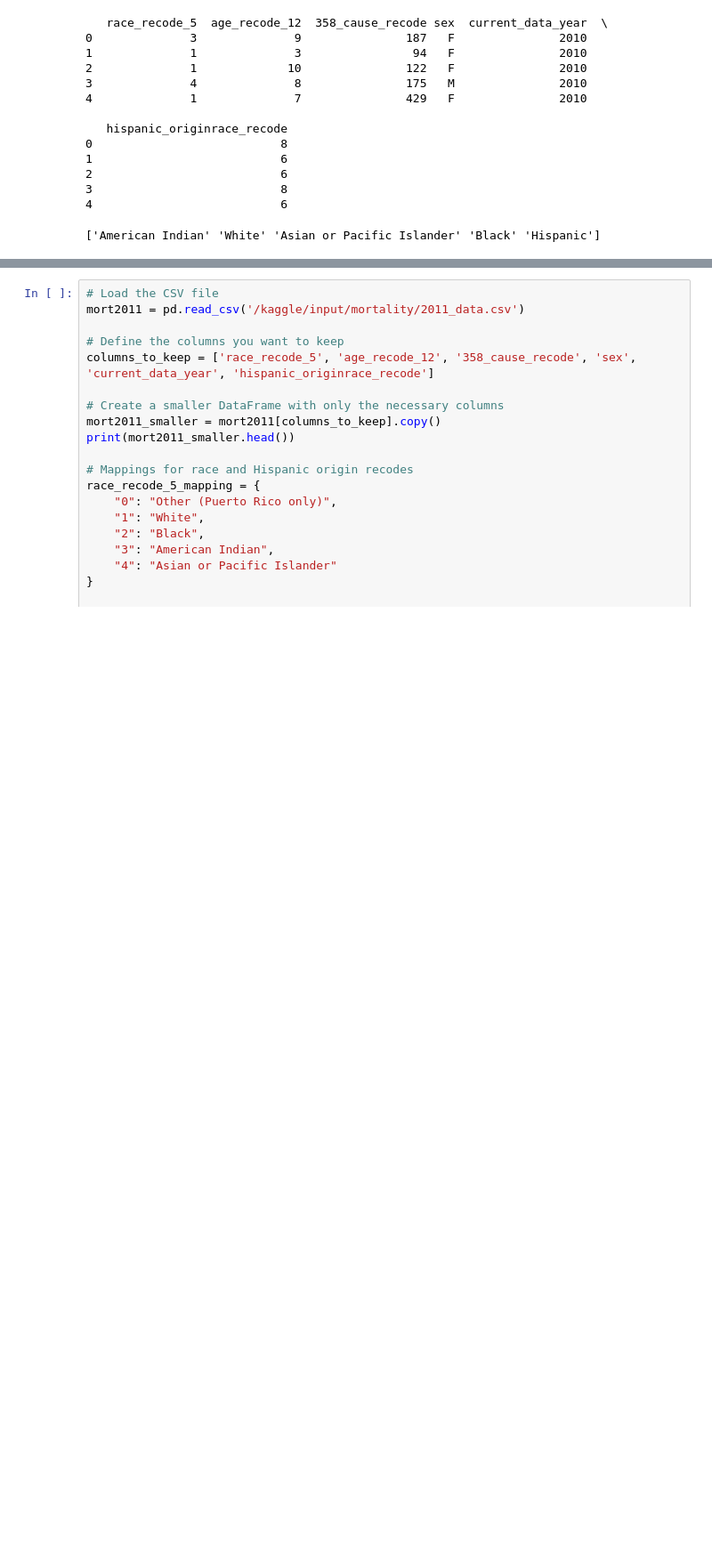
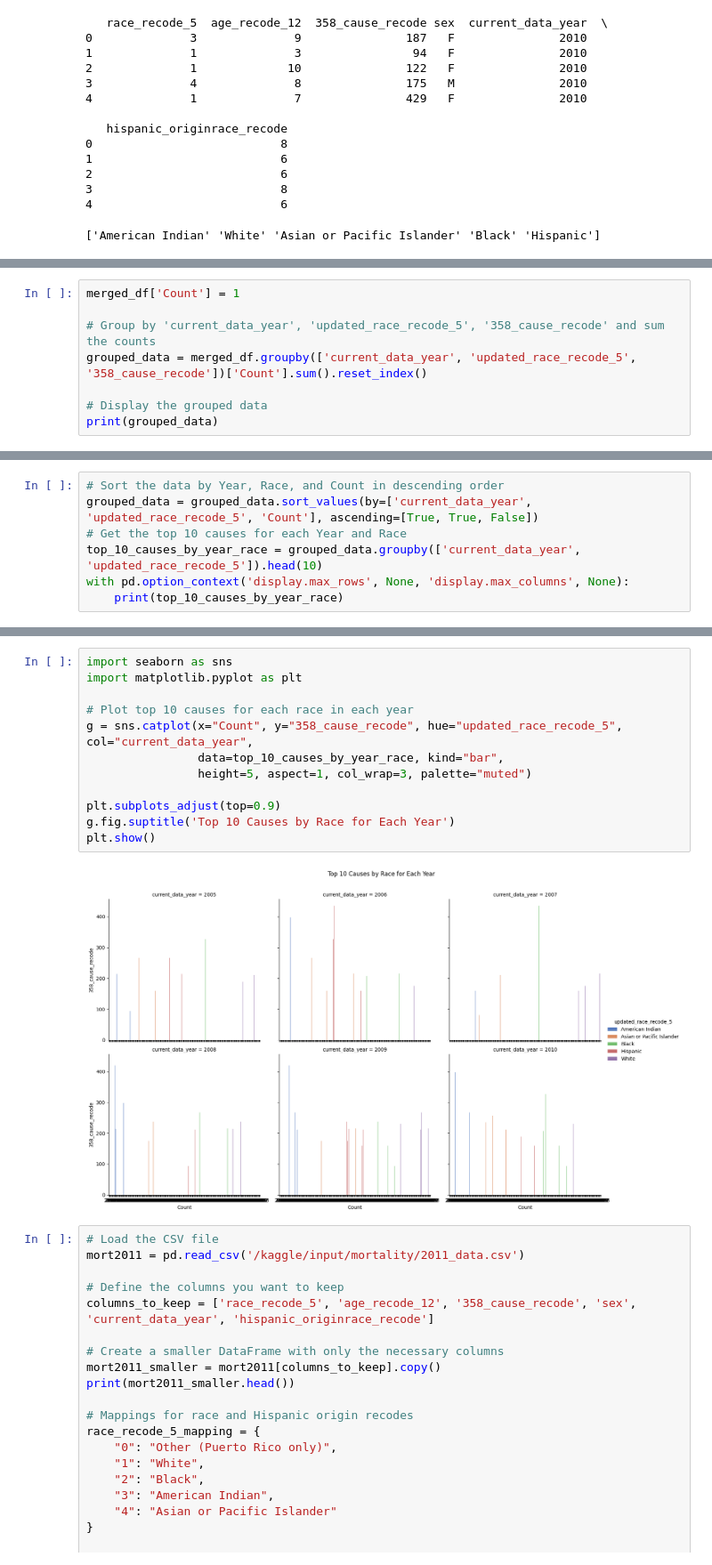
Before and after one commit to mwhiteaz/Conflict-Prediction, a Jupyter notebook: race-trends-8-6.ipynb, the cells around one changed output, grey strips where cells are left out. Shown: that part at 89% size. Drawn from its saved outputs; the diff is of its cells as text; blank space fills up the shorter version.

Commit message:
Kaggle Notebook | Race trends_8.6 | Version 5

```diff
--- a/race-trends-8-6.ipynb
+++ b/race-trends-8-6.ipynb
@@ -511,0 +531,8 @@ NameError: name 'mort2005_smaller' is not defined
+# %%
+merged_df['Count'] = 1
+
+# Group by 'current_data_year', 'updated_race_recode_5', '358_cause_recode' and sum the counts
+grouped_data = merged_df.groupby(['current_data_year', 'updated_race_recode_5', '358_cause_recode'])['Count'].sum().reset_index()
+
+# Display the grouped data
+print(grouped_data)
@@ -511,0 +554,7 @@ NameError: name 'mort2005_smaller' is not defined
+# %%
+# Sort the data by Year, Race, and Count in descending order
+grouped_data = grouped_data.sort_values(by=['current_data_year', 'updated_race_recode_5', 'Count'], ascending=[True, True, False])
+# Get the top 10 causes for each Year and Race
+top_10_causes_by_year_race = grouped_data.groupby(['current_data_year', 'updated_race_recode_5']).head(10)
+with pd.option_context('display.max_rows', None, 'display.max_columns', None):
+    print(top_10_causes_by_year_race)
@@ -512,3 +586,17 @@ NameError: name 'mort2005_smaller' is not defined
+# %%
+import seaborn as sns
+import matplotlib.pyplot as plt
+
+# Plot top 10 causes for each race in each year
+g = sns.catplot(x="Count", y="358_cause_recode", hue="updated_race_recode_5", col="current_data_year",
+                data=top_10_causes_by_year_race, kind="bar",
+                height=5, aspect=1, col_wrap=3, palette="muted")
+
+plt.subplots_adjust(top=0.9)
+g.fig.suptitle('Top 10 Causes by Race for Each Year')
+plt.show()
+# %% [output]
+[figure, added]
 # %%
 # Load the CSV file
 mort2011 = pd.read_csv('/kaggle/input/mortality/2011_data.csv')
```
Also changed, not shown: parts of 4 cells of this notebook.
